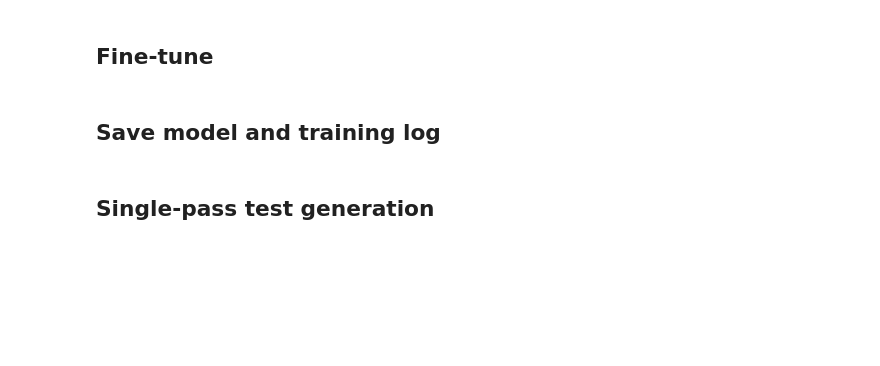
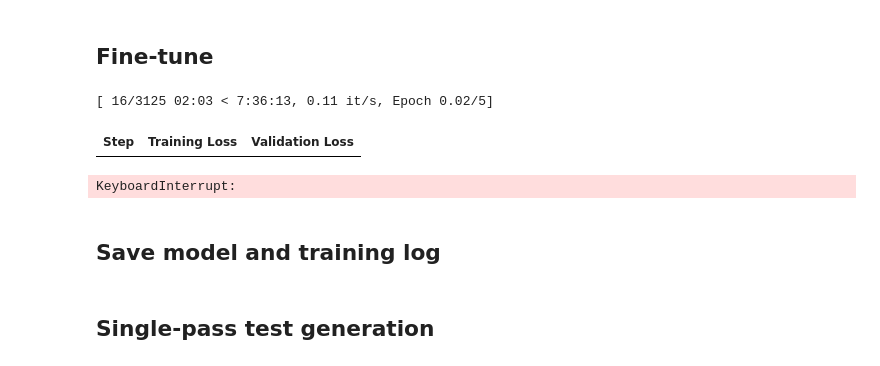
Before and after one commit to ZcePing404/news_simplification_assistant, a Jupyter notebook: opt-2_7b.ipynb, the cells around one changed output. Drawn from its saved outputs; the diff is of its cells as text; code cells hidden in the pictures; blank space fills up the shorter version.

```diff
--- a/opt-2_7b.ipynb
+++ b/opt-2_7b.ipynb
@@ -43,7 +53,6 @@ import time
 import random
 import platform
 from functools import partial
-from collections import Counter
 
 import numpy as np
 import pandas as pd
@@ -54,6 +63,7 @@ import transformers
 import peft
 import accelerate
 import bitsandbytes as bnb
+import evaluate
 
 from transformers import (
     AutoTokenizer,
@@ -76,7 +86,7 @@ from rouge_score import rouge_scorer
 from sklearn.feature_extraction.text import TfidfVectorizer  # ADDED: source-only keyword guidance.
 import textstat
 
-PROCESSED_DIR = "data/processed"
+PROCESSED_DIR = "/kaggle/input/datasets/hao5234/nlpasses"
 TRAIN_PATH = os.path.join(PROCESSED_DIR, "train.jsonl")
 VAL_PATH = os.path.join(PROCESSED_DIR, "validation.jsonl")
 TEST_PATH = os.path.join(PROCESSED_DIR, "test.jsonl")
@@ -85,18 +95,18 @@ TEMPLATES_PATH = os.path.join(PROCESSED_DIR, "prompt_templates.json")
 MODEL_NAME = "facebook/opt-2.7b"
 
 # CHANGED: use separate output names so this optimized experiment does not overwrite the baseline.
-FINETUNED_MODEL_DIR = "models/opt-2.7b-news-model"
-PHASE1_MODEL_DIR = "models/opt-2.7b-summary-model"
-RESULTS_DIR = "results/opt-2_7b"
+FINETUNED_MODEL_DIR = "/kaggle/working/models/opt-2.7b-news-model"
+PHASE1_MODEL_DIR = "/kaggle/working/models/opt-2.7b-summary-model"
+RESULTS_DIR = "/kaggle/working/results/opt-2_7b"
 RESULT_PREFIX = "opt2_7b"
 
 SEED = 42
 MAX_CONTEXT = 2048
 MAX_TARGET_TOKENS = 384
 MAX_NEW_TOKENS = 384
-FINAL_GENERATION_DO_SAMPLE = True
-FINAL_GENERATION_TEMPERATURE = 0.7
-FINAL_GENERATION_TOP_P = 0.9
+FINAL_GENERATION_DO_SAMPLE = False
+FINAL_GENERATION_TEMPERATURE = None
+FINAL_GENERATION_TOP_P = None
 
 LORA_R = 16
 LORA_ALPHA = 32
@@ -124,9 +134,10 @@ PHASE2_SAVE_STEPS = 25
 
 # ADDED: Optimization 3 - validation generation is used to select the
 # best adapter, not validation loss alone.
-QUALITY_EVAL_SAMPLES = 20
-QUALITY_EVAL_MAX_NEW_TOKENS = 256
-QUALITY_EARLY_STOPPING_PATIENCE = 4
+QUALITY_EVAL_SAMPLES = 100
+QUALITY_EVAL_MAX_NEW_TOKENS = MAX_NEW_TOKENS
+PHASE1_QUALITY_EARLY_STOPPING_PATIENCE = 8
+PHASE2_QUALITY_EARLY_STOPPING_PATIENCE = 8
 
 # ADDED: Optimization 4 - deterministic source-keyword guidance.
 # Keywords are extracted ONLY from article text, never from reference summaries
@@ -1125,7 +1168,7 @@ phase1_quality_callback = QualityCheckpointCallback(
     validation_frame=phase1_val_df,
     stage="summary",
     best_dir=PHASE1_MODEL_DIR,
-    patience=QUALITY_EARLY_STOPPING_PATIENCE,
+    patience=PHASE1_QUALITY_EARLY_STOPPING_PATIENCE,
 )
 
 phase1_training_args = TrainingArguments(
@@ -1193,7 +1236,7 @@ phase2_quality_callback = QualityCheckpointCallback(
     validation_frame=phase2_val_df,
     stage="full",
     best_dir=FINETUNED_MODEL_DIR,
-    patience=QUALITY_EARLY_STOPPING_PATIENCE,
+    patience=PHASE2_QUALITY_EARLY_STOPPING_PATIENCE,
 )
 
 phase2_training_args = TrainingArguments(
@@ -1229,33 +1272,37 @@ phase2_training_args = TrainingArguments(
 
 phase2_trainer = Trainer(
     model=model,
     args=phase2_training_args,
     train_dataset=phase2_train_dataset,
     eval_dataset=phase2_val_dataset,
     data_collator=safe_collator,
     callbacks=[
         phase2_quality_callback,
     ],
 )
 
 phase2_result = phase2_trainer.train()
 
 print(phase2_result)
 
 # ADDED: final model = best balanced validation-output checkpoint.
 phase2_quality_callback.restore_best(phase2_trainer.model)
 
 # Preserve the original downstream variable name and flow.
 trainer = phase2_trainer
 
 phase2_quality_log_path = os.path.join(RESULTS_DIR, f'{RESULT_PREFIX}_phase2_quality_log.csv')
 
 pd.DataFrame(phase2_quality_callback.history).to_csv(phase2_quality_log_path, index=False)
 
 print('Stage 1 best quality step:', phase1_quality_callback.best_step)
 print('Stage 1 best quality score:', phase1_quality_callback.best_score)
 print('Stage 2 best quality step:', phase2_quality_callback.best_step)
 print('Stage 2 best quality score:', phase2_quality_callback.best_score)
+# %% [output]
+[ 16/3125 02:03 < 7:36:13, 0.11 it/s, Epoch 0.02/5]
+| Step | Training Loss | Validation Loss |
+KeyboardInterrupt:
 # %% [markdown]
 ## Save model and training log
 # %%
```
Also changed, not shown: parts of 11 cells of this notebook, 31 other files.
